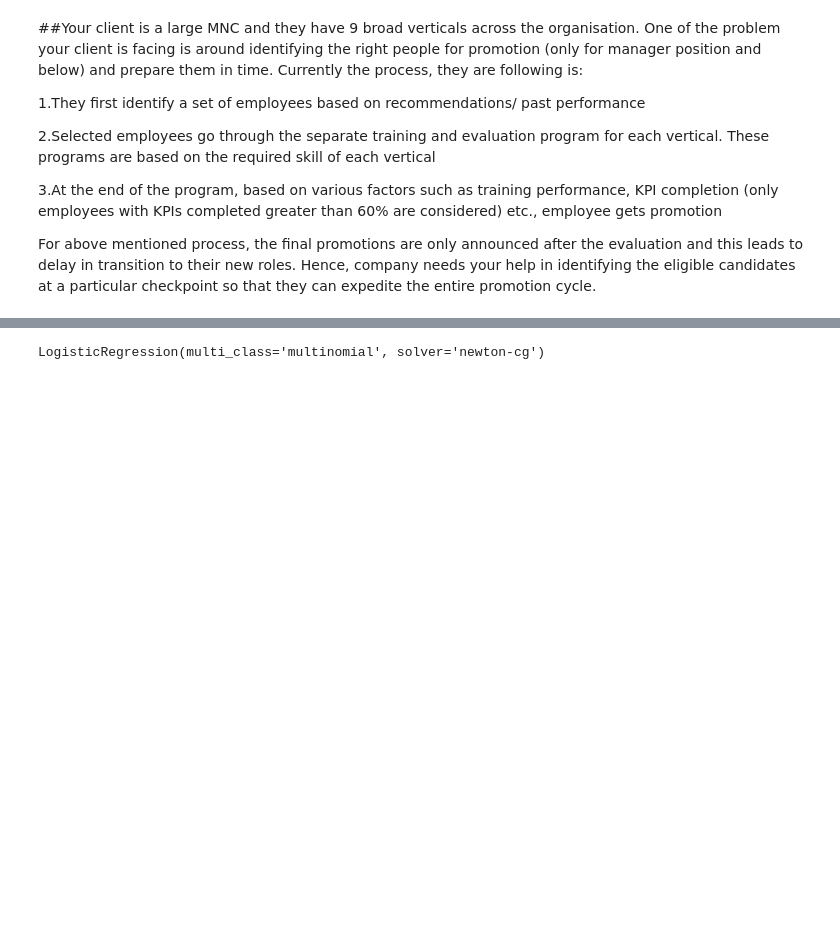
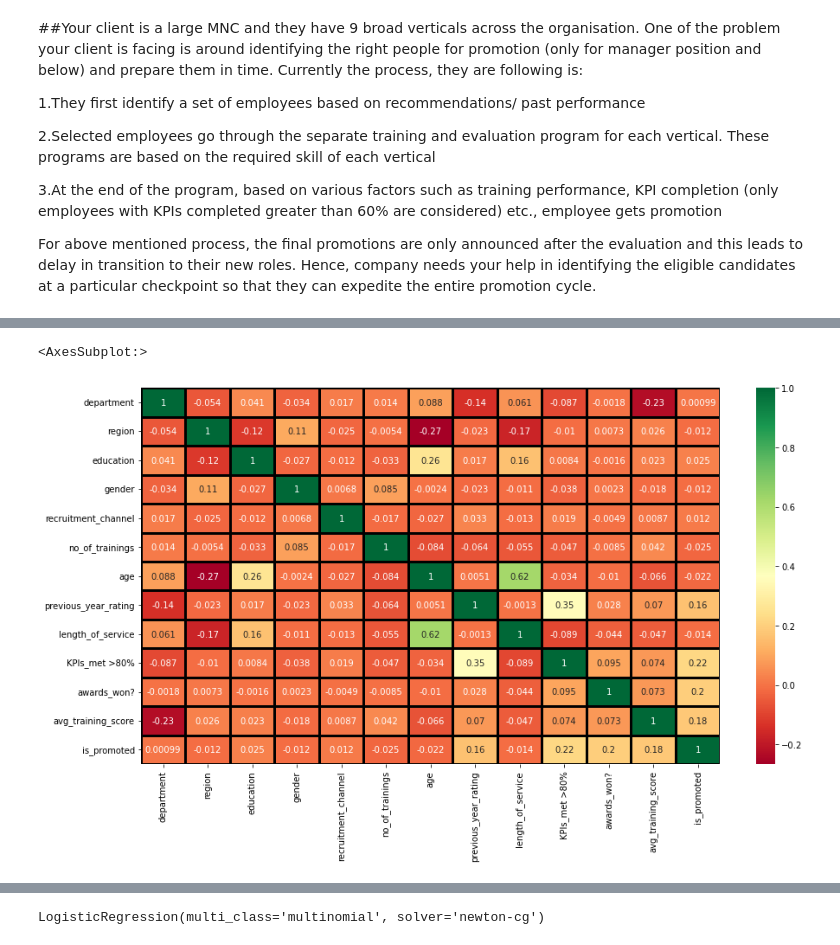
Before and after one commit to Sankaranarayanan-SN/Project-Promotion-Prediction, a Jupyter notebook: Promotion.ipynb, the cells around one changed output, grey strips where cells are left out. Drawn from its saved outputs; the diff is of its cells as text; code cells hidden in the pictures; blank space fills up the shorter version.

```diff
--- a/Promotion.ipynb
+++ b/Promotion.ipynb
@@ -287,0 +194,2 @@ X = sc.fit_transform(X)
+# %%
+df['education']=df['education'].replace(dict1)
@@ -287,0 +206,2 @@ X = sc.fit_transform(X)
+# %%
+df['gender']=df['gender'].replace(dict2)
@@ -287,0 +215,4 @@ X = sc.fit_transform(X)
+# %%
+dict3={"other":1,"sourcing":2,"referred":3}
+# %%
+df['recruitment_channel']=df['recruitment_channel'].replace(dict3)
@@ -287,0 +229,5 @@ X = sc.fit_transform(X)
+# %%
+sns.heatmap(df.corr(),annot=True,linewidths=3,linecolor="black",cmap="RdYlGn")
+# %% [output]
+<AxesSubplot:>
+[figure, added]
```
Also changed, not shown: parts of 104 cells of this notebook, 6 other files.
